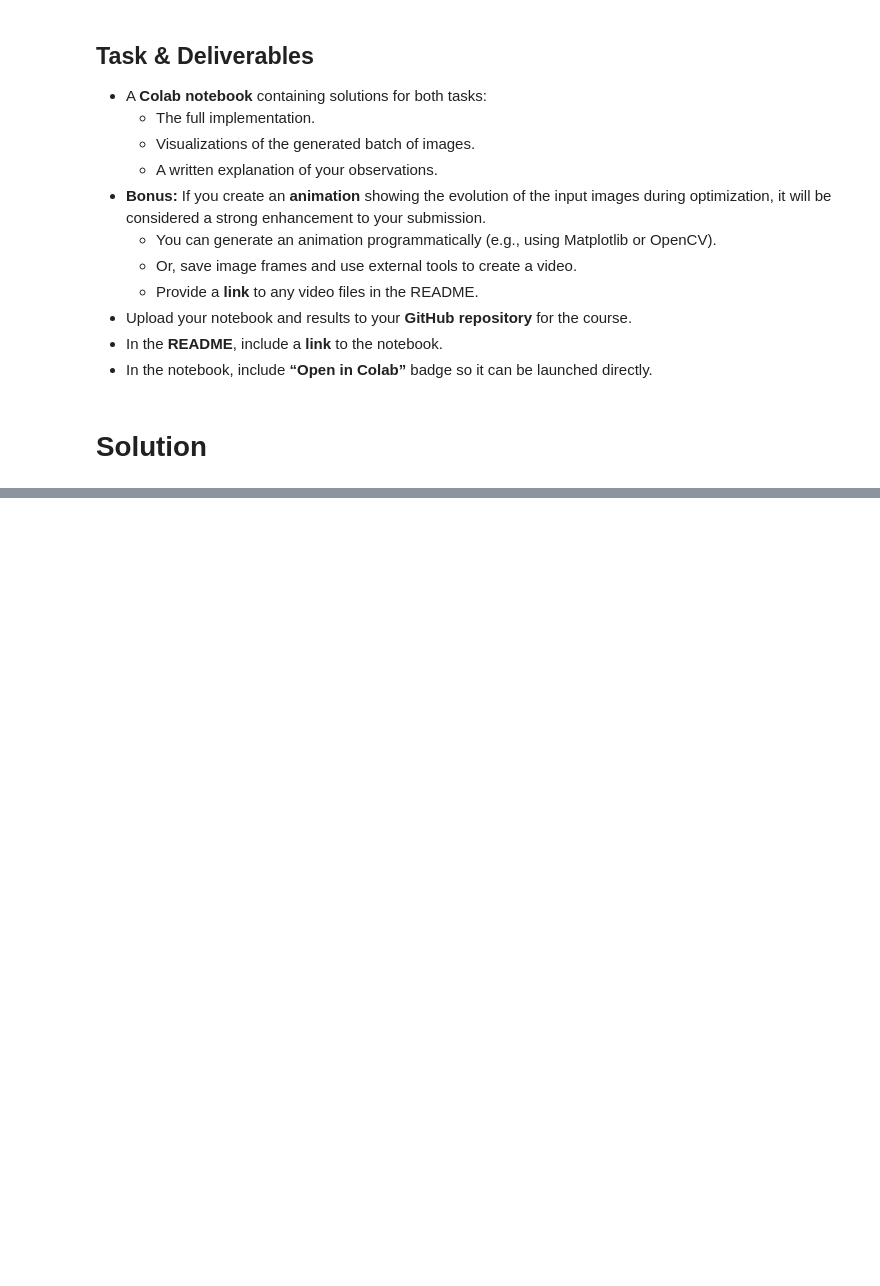
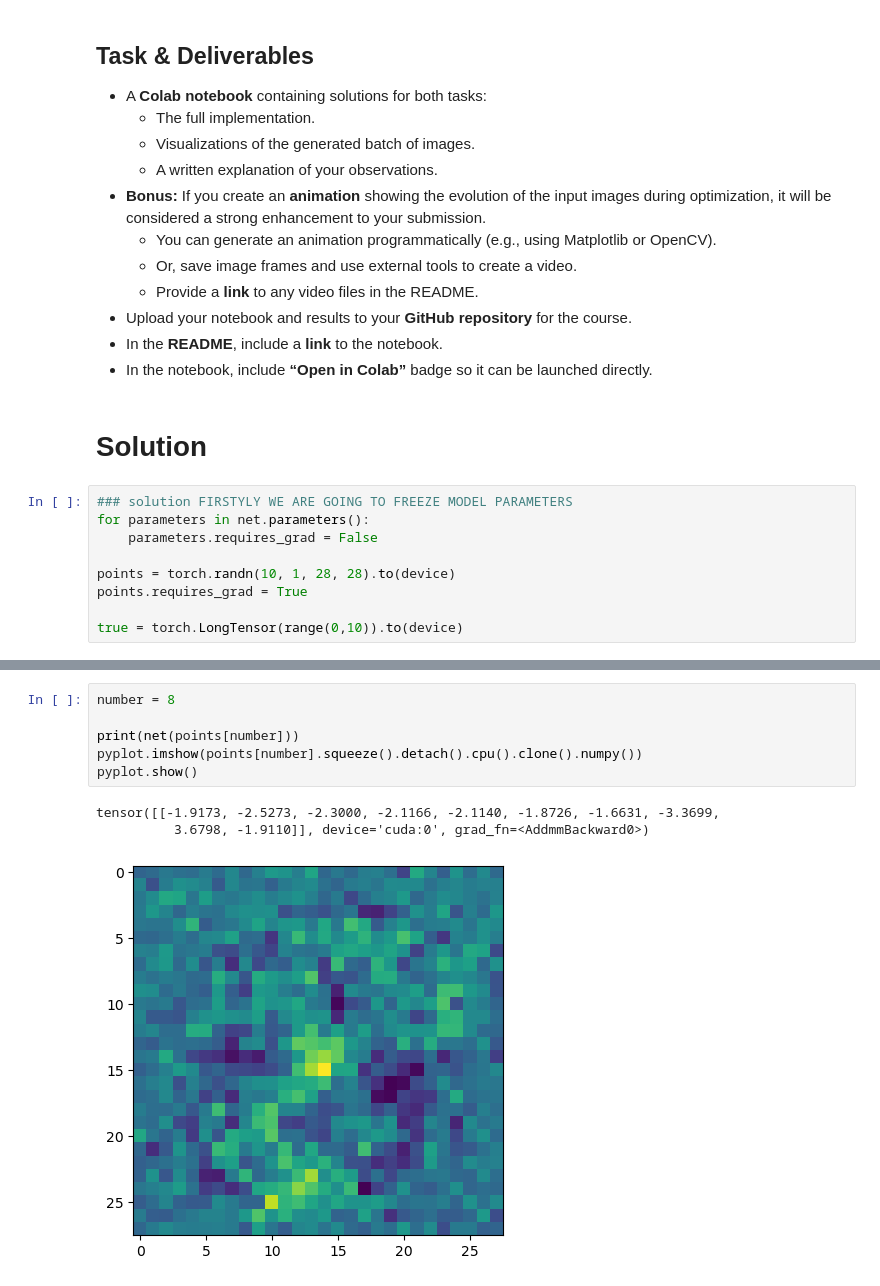
Before and after one commit to ginal001/ML-2024-2025, a Jupyter notebook: Lab9/Homework09.ipynb, the cells around one changed output, grey strips where cells are left out. Cells and saved outputs as stored; diff of their text form; blank space fills up the shorter version.

```diff
--- a/Lab9/Homework09.ipynb
+++ b/Lab9/Homework09.ipynb
@@ -305,3 +316,12 @@ During this class we designed and trained a **MNIST classification neural networ
 - In the notebook, include **“Open in Colab”** badge so it can be launched directly.
 # %% [markdown]
 # Solution
+# %%
+### solution FIRSTYLY WE ARE GOING TO FREEZE MODEL PARAMETERS
+for parameters in net.parameters():
+    parameters.requires_grad = False
+
+points = torch.randn(10, 1, 28, 28).to(device)
+points.requires_grad = True
+
+true = torch.LongTensor(range(0,10)).to(device)
@@ -307,0 +365,10 @@ During this class we designed and trained a **MNIST classification neural networ
+# %%
+number = 8
+
+print(net(points[number]))
+pyplot.imshow(points[number].squeeze().detach().cpu().clone().numpy())
+pyplot.show()
+# %% [output]
+tensor([[-1.9173, -2.5273, -2.3000, -2.1166, -2.1140, -1.8726, -1.6631, -3.3699,
+          3.6798, -1.9110]], device='cuda:0', grad_fn=<AddmmBackward0>)
+[figure, added]
```
Also changed, not shown: parts of 5 cells of this notebook.
